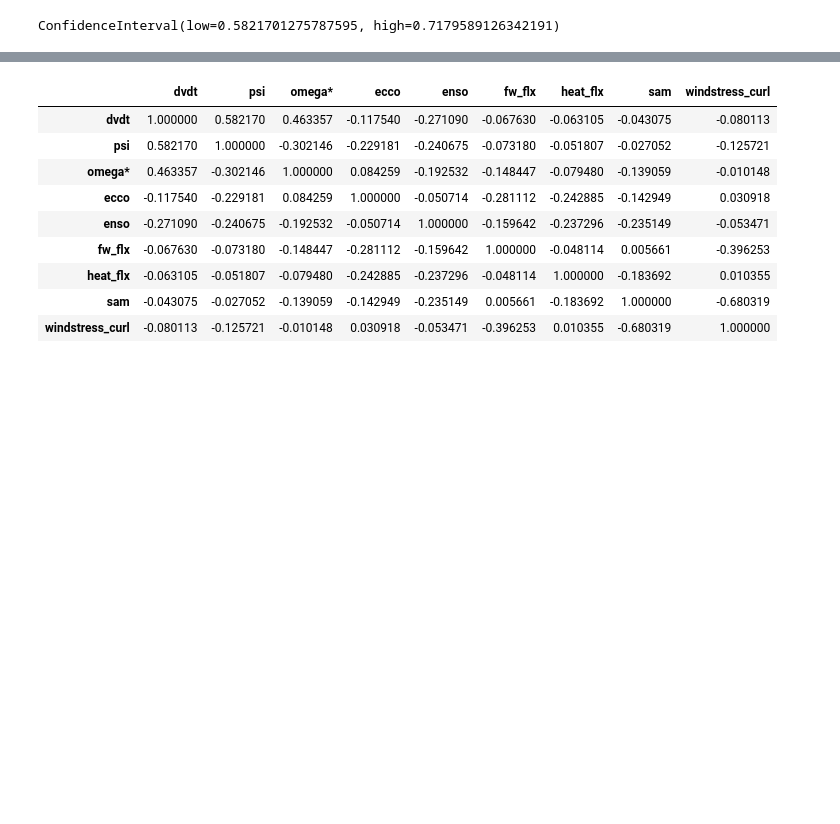
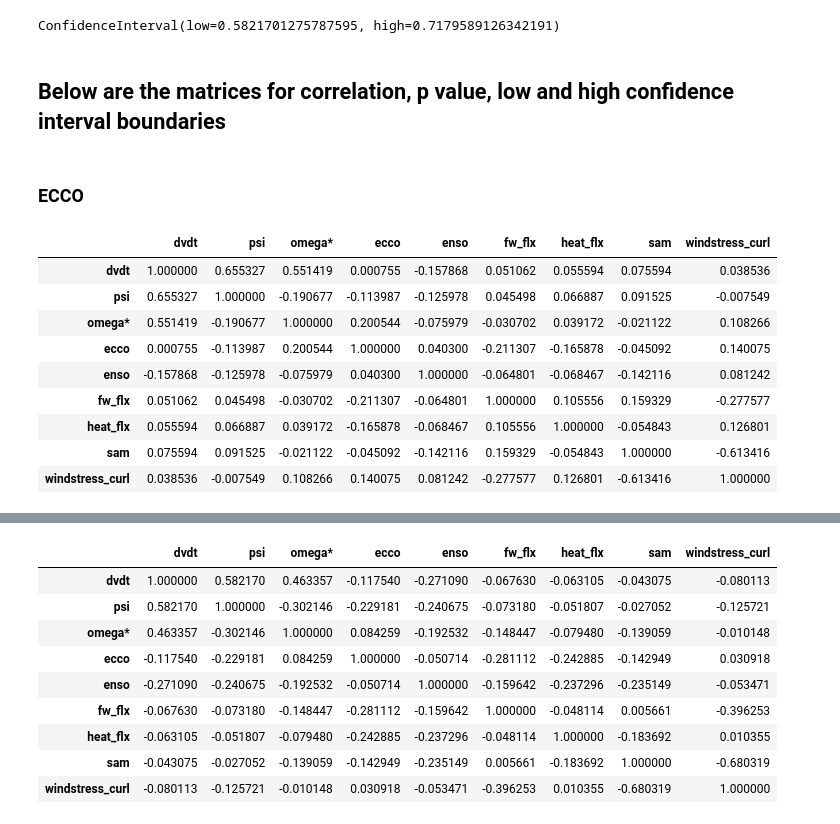
Before and after one commit to ocean-transport/WMT-project, a Jupyter notebook: stacked-figs/correlation-bars.ipynb, the cells around one changed output, grey strips where cells are left out. Saved outputs shown, nothing was run; the diff lists cells and outputs as text; code cells hidden in the pictures; blank space fills up the shorter version.

```diff
--- a/stacked-figs/correlation-bars.ipynb
+++ b/stacked-figs/correlation-bars.ipynb
@@ -216,6 +216,23 @@ soda_conf_low = confidence_interval_low(soda, sd)
 ecco_conf_high = confidence_interval_low(ecco, e)
 sose_conf_high = confidence_interval_low(sose, ss)
 soda_conf_high = confidence_interval_low(soda, sd)
+# %% [markdown]
+## Below are the matrices for correlation, p value, low and high confidence interval boundaries
+# %% [markdown]
+### ECCO
+# %%
+ecco
+# %% [output]
+|  | dvdt | psi | omega* | ecco | enso | fw_flx | heat_flx | sam | windstress_curl |
+| dvdt | 1.000000 | 0.655327 | 0.551419 | 0.000755 | -0.157868 | 0.051062 | 0.055594 | 0.075594 | 0.038536 |
+| psi | 0.655327 | 1.000000 | -0.190677 | -0.113987 | -0.125978 | 0.045498 | 0.066887 | 0.091525 | -0.007549 |
+| omega* | 0.551419 | -0.190677 | 1.000000 | 0.200544 | -0.075979 | -0.030702 | 0.039172 | -0.021122 | 0.108266 |
+| ecco | 0.000755 | -0.113987 | 0.200544 | 1.000000 | 0.040300 | -0.211307 | -0.165878 | -0.045092 | 0.140075 |
+| enso | -0.157868 | -0.125978 | -0.075979 | 0.040300 | 1.000000 | -0.064801 | -0.068467 | -0.142116 | 0.081242 |
+| fw_flx | 0.051062 | 0.045498 | -0.030702 | -0.211307 | -0.064801 | 1.000000 | 0.105556 | 0.159329 | -0.277577 |
+| heat_flx | 0.055594 | 0.066887 | 0.039172 | -0.165878 | -0.068467 | 0.105556 | 1.000000 | -0.054843 | 0.126801 |
+| sam | 0.075594 | 0.091525 | -0.021122 | -0.045092 | -0.142116 | 0.159329 | -0.054843 | 1.000000 | -0.613416 |
+| windstress_curl | 0.038536 | -0.007549 | 0.108266 | 0.140075 | 0.081242 | -0.277577 | 0.126801 | -0.613416 | 1.000000 |
 # %%
 ecco_conf
 # %% [output]
```
Also changed, not shown: parts of 4 cells of this notebook.
